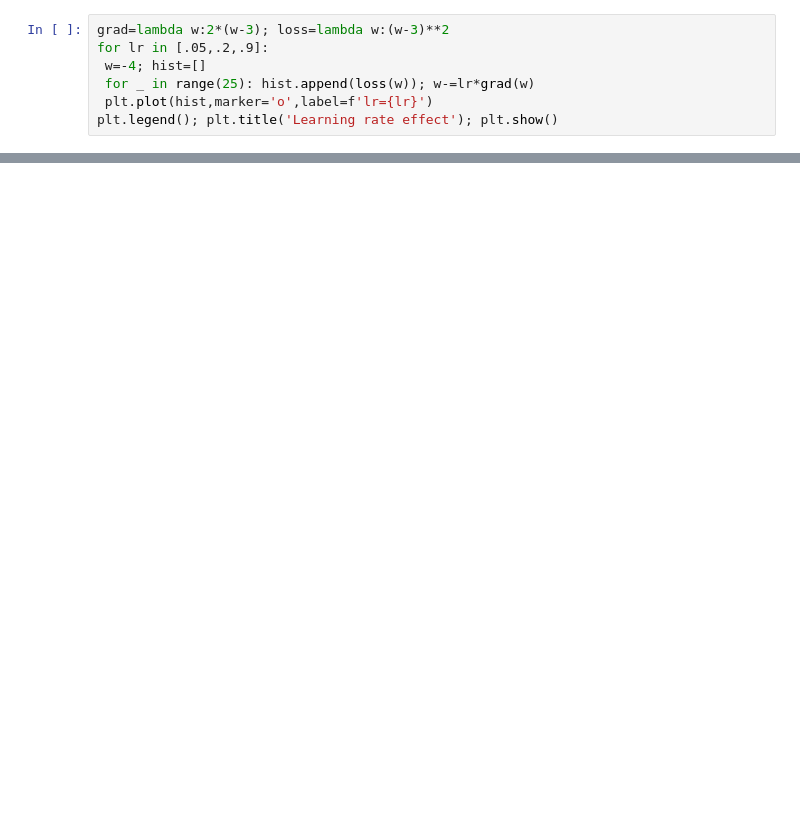
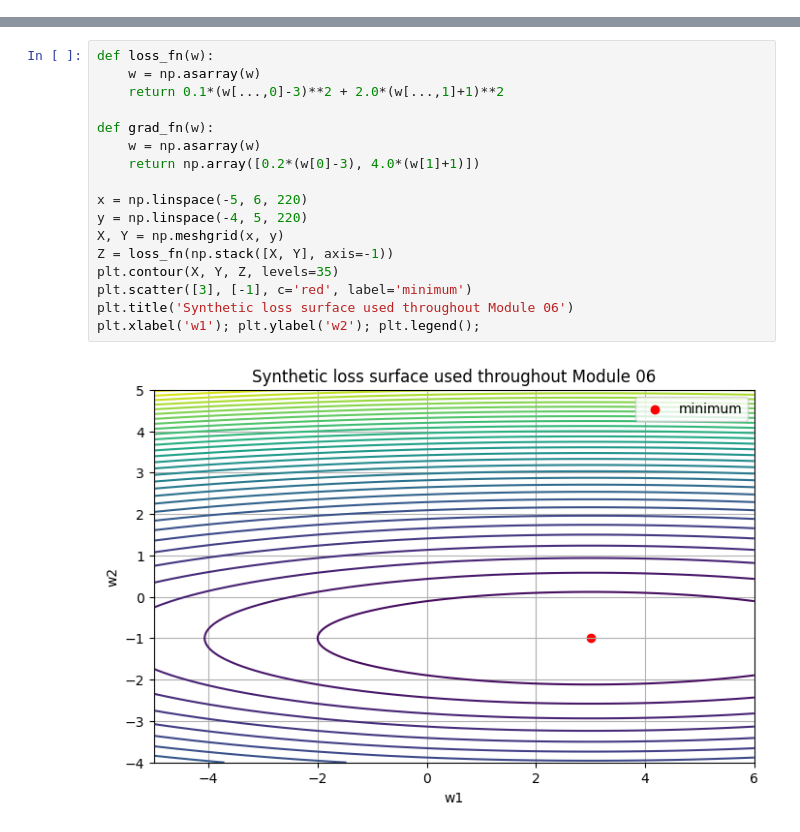
Before and after one commit to sidhu7777/Machine_Learning_Notes, a Jupyter notebook: deep_learning/modules/Module_06_Gradient_Descent_Optimizers_and_Learning_Rate_Strategy.ipynb, the cells around one changed output, grey strips where cells are left out. Cells and saved outputs as stored; diff of their text form; blank space fills up the shorter version.

Commit message:
Rebuild deep learning optimizer module

```diff
--- a/deep_learning/modules/Module_06_Gradient_Descent_Optimizers_and_Learning_Rate_Strategy.ipynb
+++ b/deep_learning/modules/Module_06_Gradient_Descent_Optimizers_and_Learning_Rate_Strategy.ipynb
@@ -207,7 +0,0 @@ rng = np.random.default_rng(42)
-# %%
-grad=lambda w:2*(w-3); loss=lambda w:(w-3)**2
-for lr in [.05,.2,.9]:
- w=-4; hist=[]
- for _ in range(25): hist.append(loss(w)); w-=lr*grad(w)
- plt.plot(hist,marker='o',label=f'lr={lr}')
-plt.legend(); plt.title('Learning rate effect'); plt.show()
@@ -450,0 +61,19 @@ This module covered **Gradient Descent, Optimizers, and Learning Rate Strategy**
+# %%
+def loss_fn(w):
+    w = np.asarray(w)
+    return 0.1*(w[...,0]-3)**2 + 2.0*(w[...,1]+1)**2
+
+def grad_fn(w):
+    w = np.asarray(w)
+    return np.array([0.2*(w[0]-3), 4.0*(w[1]+1)])
+
+x = np.linspace(-5, 6, 220)
+y = np.linspace(-4, 5, 220)
+X, Y = np.meshgrid(x, y)
+Z = loss_fn(np.stack([X, Y], axis=-1))
+plt.contour(X, Y, Z, levels=35)
+plt.scatter([3], [-1], c='red', label='minimum')
+plt.title('Synthetic loss surface used throughout Module 06')
+plt.xlabel('w1'); plt.ylabel('w2'); plt.legend();
+# %% [output]
+[figure, added]
```
Also changed, not shown: parts of 80 cells of this notebook.
